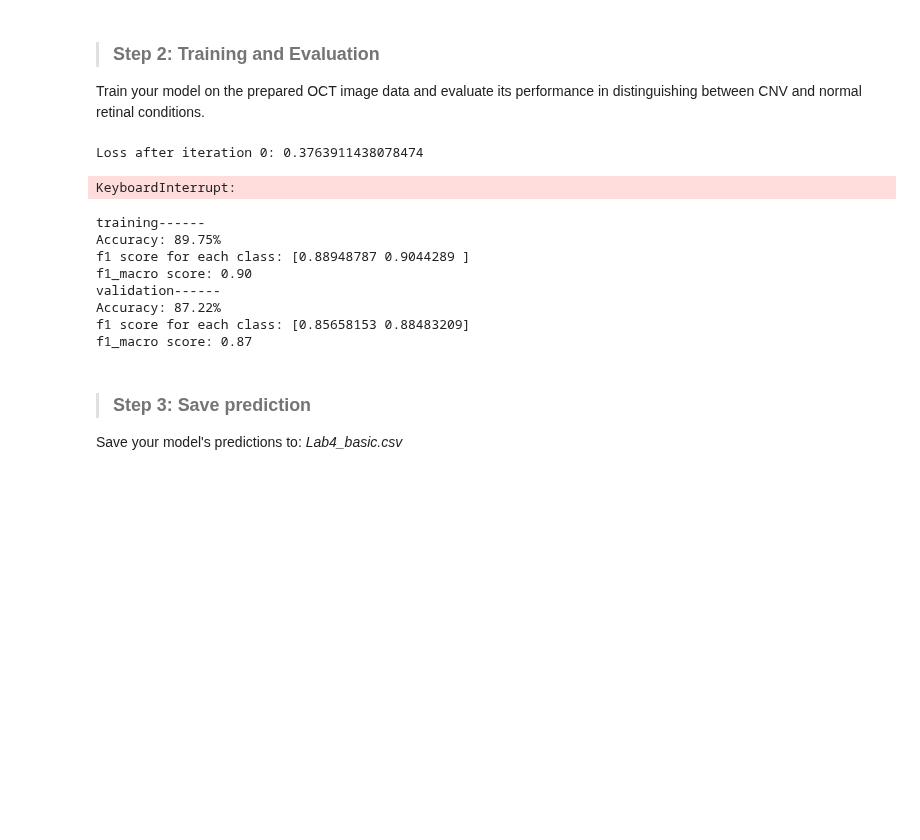
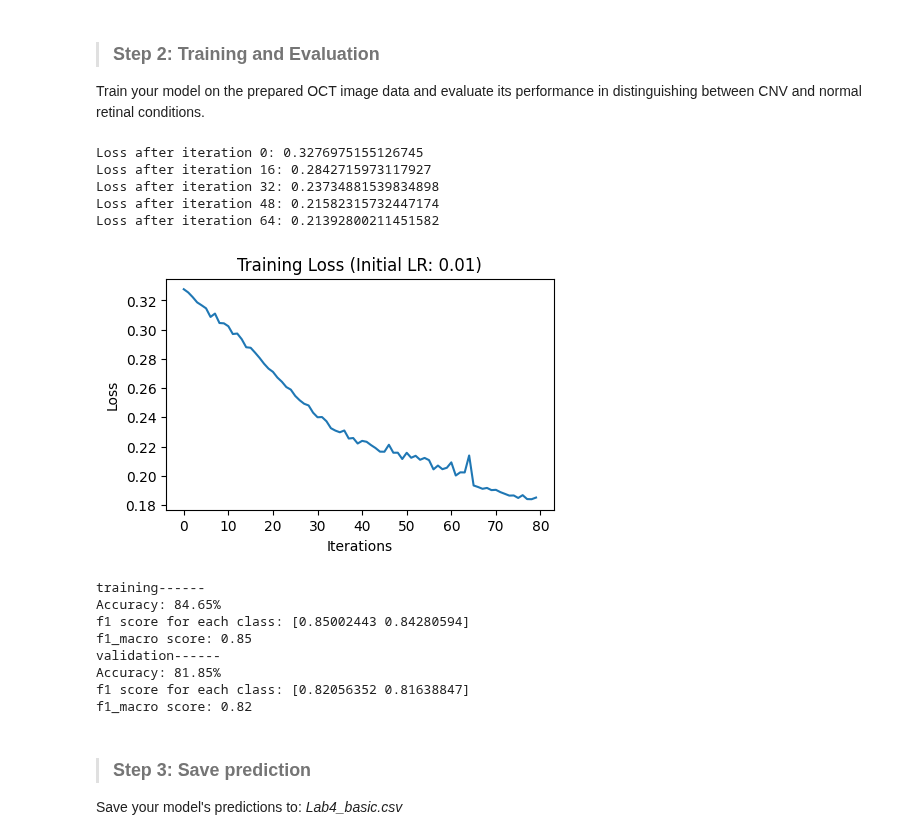
Before and after one commit to liuutin9/Introduction_to_Machine_Learning, a Jupyter notebook: Lab4/Lab4.ipynb, the cells around one changed output. Cells and saved outputs as stored; diff of their text form; code cells hidden in the pictures; blank space fills up the shorter version.

```diff
--- a/Lab4/Lab4.ipynb
+++ b/Lab4/Lab4.ipynb
@@ -1671,10 +1683,13 @@ print('Test: x=%s' % (X_test.shape, ))
 split_ratio = 0.8
 
 # Split the data into training and validation sets
-x_train = X_train[:int(X_train.shape[0] * split_ratio)]
-y_train = Y_train[:int(Y_train.shape[0] * split_ratio)]
-x_val = X_train[int(X_train.shape[0] * split_ratio):]
-y_val = Y_train[int(Y_train.shape[0] * split_ratio):]
+permutation = list(np.random.permutation(X_train.shape[0]))
+shuffled_X = X_train[permutation]
+shuffled_Y = Y_train[permutation]
+x_train = shuffled_X[:int(X_train.shape[0] * split_ratio)]
+y_train = shuffled_Y[:int(Y_train.shape[0] * split_ratio)]
+x_val = shuffled_X[int(X_train.shape[0] * split_ratio):]
+y_val = shuffled_Y[int(Y_train.shape[0] * split_ratio):]
 ### END CODE HERE ###
 
 print("\nAfter splitting:")
@@ -1695,31 +1710,35 @@ Train your model on the prepared OCT image data and evaluate its performance in
 # %%
 ### START CODE HERE ###
 loss_function = "cross_entropy"
-layers_dims = [784, 1568, 784, 392, 1]
+layers_dims = [784, 1568, 784, 196, 1]
 activation_fn = ['relu', 'relu', 'relu', 'sigmoid']
 learning_rate = 0.01
-num_iterations = 10000
+num_iterations = 80
 print_loss = True
-print_freq = 200
-decrease_freq = 2000
-decrease_proportion = 0.9
+print_freq = 16
+decrease_freq = 32
+decrease_proportion = 0.7
 # You might need to use mini_batch to reduce training time in this part
-batch_size = None
+batch_size = 256
 
 model = Model(layers_dims, activation_fn, loss_function)
 model, losses, history = train_model(model, x_train, y_train, learning_rate, num_iterations, batch_size, print_loss, print_freq, decrease_freq, decrease_proportion)
 ### END CODE HERE ###
 
 # Plot the loss
 plt.figure(figsize=(5, 3))
 plt.plot(losses)
 plt.xlabel('Iterations')
 plt.ylabel('Loss')
 plt.title(f'Training Loss (Initial LR: {learning_rate})')
 plt.show()
 # %% [output]
-Loss after iteration 0: 0.3763911438078474
+Loss after iteration 0: 0.3276975155126745
+Loss after iteration 16: 0.2842715973117927
+Loss after iteration 32: 0.23734881539834898
+Loss after iteration 48: 0.21582315732447174
+Loss after iteration 64: 0.21392800211451582
-KeyboardInterrupt:
+[figure, added]
 # %%
 print('training------')
 pred_train = predict(x_train, y_train, model)
@@ -1727,13 +1746,13 @@ print('validation------')
 pred_val = predict(x_val, y_val, model)
 # %% [output]
 training------
-Accuracy: 89.75%
-f1 score for each class: [0.88948787 0.9044289 ]
-f1_macro score: 0.90
+Accuracy: 84.65%
+f1 score for each class: [0.85002443 0.84280594]
+f1_macro score: 0.85
 validation------
-Accuracy: 87.22%
-f1 score for each class: [0.85658153 0.88483209]
-f1_macro score: 0.87
+Accuracy: 81.85%
+f1 score for each class: [0.82056352 0.81638847]
+f1_macro score: 0.82
 # %% [markdown]
 > ### Step 3: Save prediction
 Save your model's predictions to: *Lab4_basic.csv*
```
Also changed, not shown: parts of 4 cells of this notebook, 5 other files.
